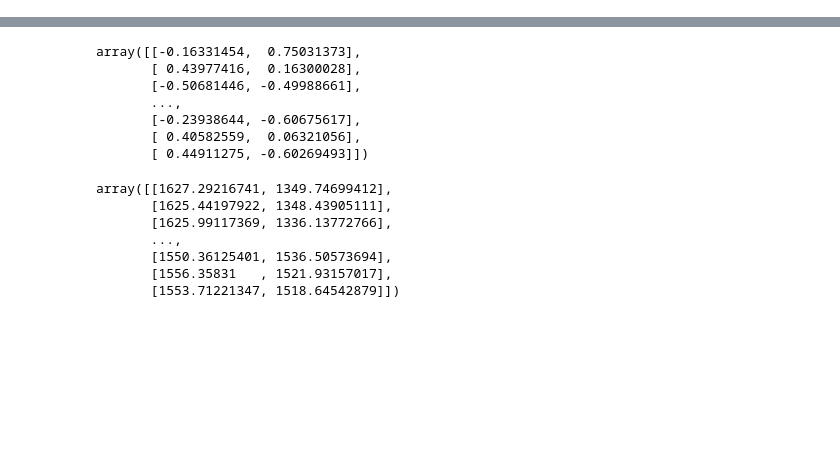
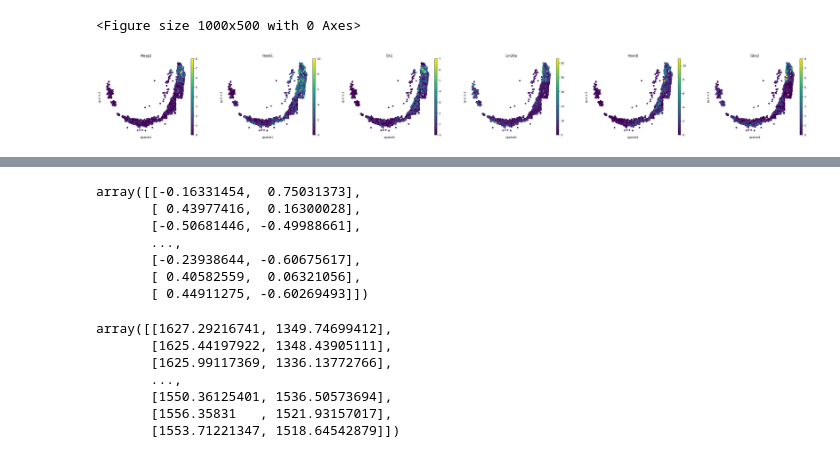
Before and after one commit to ehtesam3154/sc_st, a Jupyter notebook: exp_v1.ipynb, the cells around one changed output, grey strips where cells are left out. Drawn from its saved outputs; the diff is of its cells as text; code cells hidden in the pictures; blank space fills up the shorter version.

```diff
--- a/exp_v1.ipynb
+++ b/exp_v1.ipynb
@@ -217,0 +946,11 @@ plt.rcParams['pdf.fonttype'] = 42
+# %%
+import matplotlib.colors as colors
+plt.figure(figsize=(10, 5))
+plt.rcParams['axes.spines.right'] = False
+plt.rcParams['axes.spines.top'] = False
+plt.rcParams['axes.spines.left'] = False
+plt.rcParams['axes.spines.bottom'] = False
+plt.rcParams['pdf.fonttype'] = 42
+plt.rcParams['ps.fonttype'] = 42
+sc.pl.spatial(spinaladata, spot_size=3, color = ['Mesp2', 'Hoxb1', 'En1', 'Lin28a', 'Hoxc6', 'Gbx2'], ncols=6, basis='spatial', save = 'traj_expression.pdf')
+# %% [output]
@@ -217,0 +958,2 @@ plt.rcParams['pdf.fonttype'] = 42
+<Figure size 1000x500 with 0 Axes>
+[figure, added]
```
Also changed, not shown: parts of 151 cells of this notebook.
